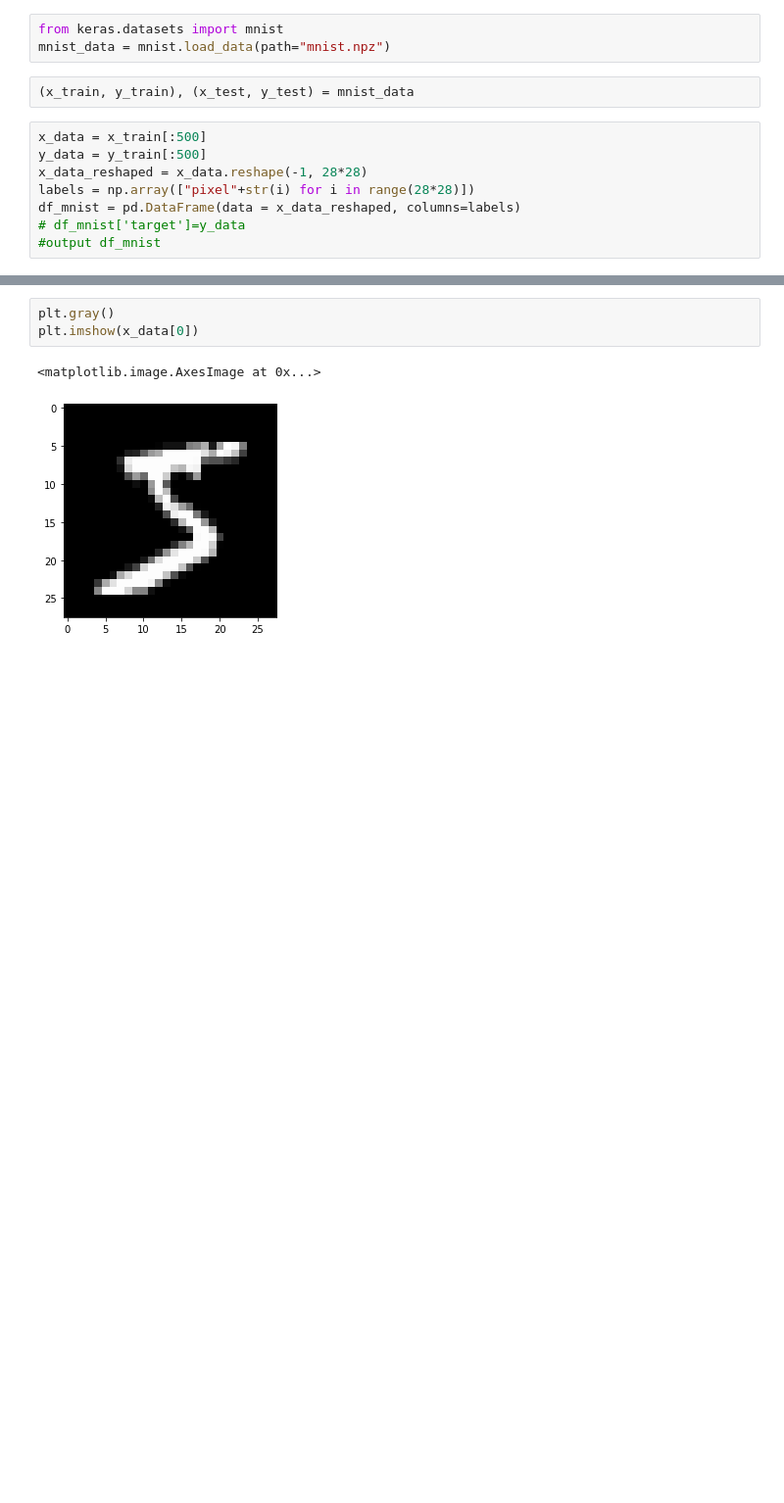
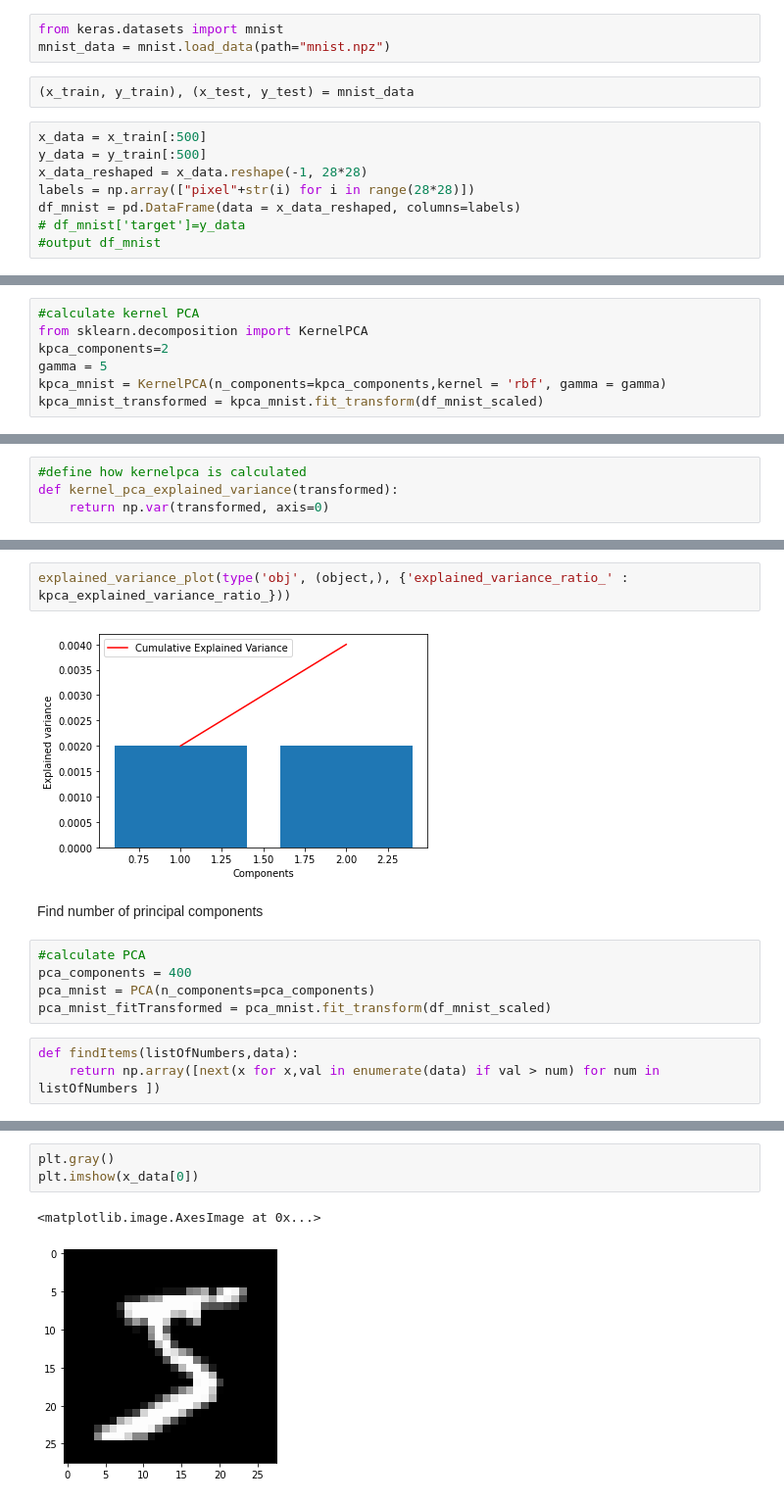
Before and after one commit to Vergenter/DataEmbeddingandVisualization, a Jupyter notebook: pca_kernelpca_lab.ipynb, the cells around one changed output, grey strips where cells are left out. Shown at 98% size. Drawn from its saved outputs; the diff is of its cells as text; blank space fills up the shorter version.

```diff
--- a/pca_kernelpca_lab.ipynb
+++ b/pca_kernelpca_lab.ipynb
@@ -455,0 +475,7 @@ df_mnist = pd.DataFrame(data = x_data_reshaped, columns=labels)
+# %%
+#calculate kernel PCA
+from sklearn.decomposition import KernelPCA
+kpca_components=2
+gamma = 5
+kpca_mnist = KernelPCA(n_components=kpca_components,kernel = 'rbf', gamma = gamma)
+kpca_mnist_transformed = kpca_mnist.fit_transform(df_mnist_scaled)
@@ -455,0 +503,4 @@ df_mnist = pd.DataFrame(data = x_data_reshaped, columns=labels)
+# %%
+#define how kernelpca is calculated
+def kernel_pca_explained_variance(transformed):
+    return np.var(transformed, axis=0)
@@ -455,0 +513,14 @@ df_mnist = pd.DataFrame(data = x_data_reshaped, columns=labels)
+# %%
+explained_variance_plot(type('obj', (object,), {'explained_variance_ratio_' : kpca_explained_variance_ratio_}))
+# %% [output]
+[figure, added]
+# %% [markdown]
+Find number of principal components
+# %%
+#calculate PCA
+pca_components = 400
+pca_mnist = PCA(n_components=pca_components)
+pca_mnist_fitTransformed = pca_mnist.fit_transform(df_mnist_scaled)
+# %%
+def findItems(listOfNumbers,data):
+    return np.array([next(x for x,val in enumerate(data) if val > num) for num in listOfNumbers ])
```
Also changed, not shown: parts of 19 cells of this notebook.
